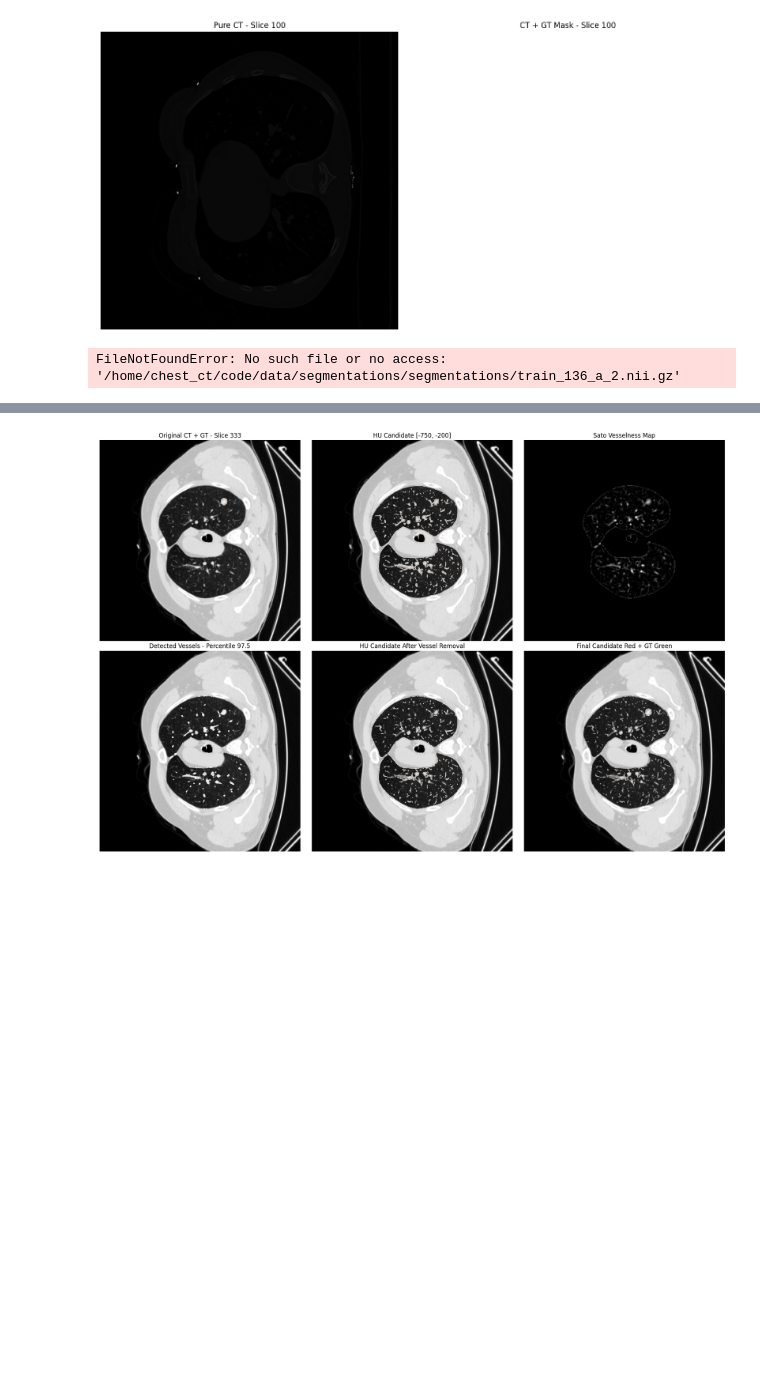
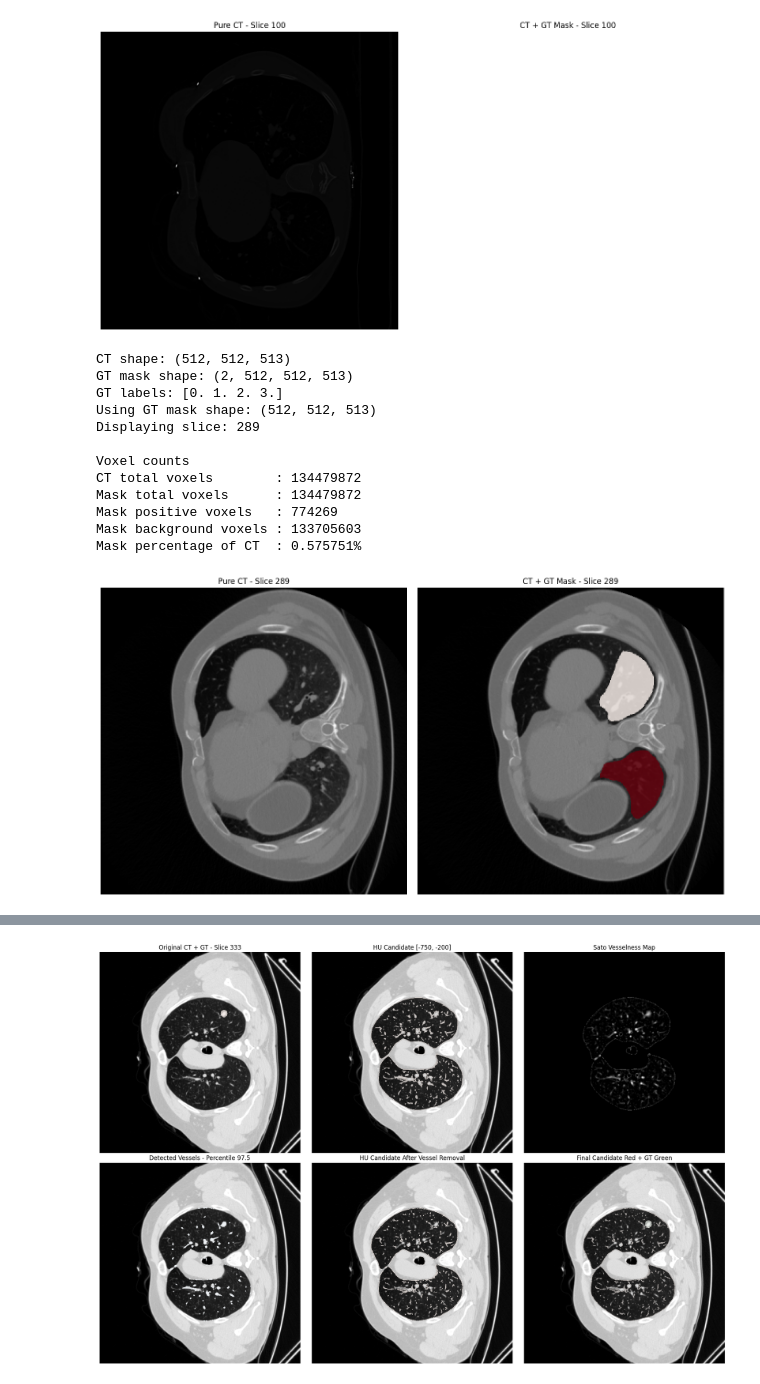
Before and after one commit to ckekula/fyp-3d-ct, a Jupyter notebook: image-processing/pipeline.ipynb, the cells around one changed output, grey strips where cells are left out. Cells and saved outputs as stored; diff of their text form; code cells hidden in the pictures; blank space fills up the shorter version.

Commit message:
dataset update

```diff
--- a/image-processing/pipeline.ipynb
+++ b/image-processing/pipeline.ipynb
@@ -53,9 +53,9 @@ import matplotlib.pyplot as plt
 # Load NIfTI files
 # -----------------------------
 
-volume_path = r"/home/chest_ct/code/data/data_volumes/dataset/train_fixed/train_136_a_2.nii.gz"
+volume_path = r"/home/chest_ct/code/data/data_volumes/dataset/train_fixed/train_2250_a_2.nii.gz"
 
-mask_path = r"/home/chest_ct/code/data/segmentations/segmentations/train_136_a_2.nii.gz"
+mask_path = r"/home/chest_ct/code/data/segmentations/segmentations/train_2250_a_2.nii.gz"
 
 
 ct = nib.load(volume_path).get_fdata()
@@ -123,31 +123,43 @@ axes[0].imshow(
 
 axes[0].set_title(f"Pure CT - Slice {slice_idx}")
 axes[0].axis("off")
 
 
 # CT + GT mask overlay
 axes[1].imshow(
     ct[:, :, slice_idx],
     cmap="gray"
 )
 
 seg = gt_mask[:, :, slice_idx]
 
 axes[1].imshow(
     np.ma.masked_where(
         seg <= 0,
         seg
     ),
     cmap="Reds",
     alpha=0.8,
     interpolation="none"
 )
 
 axes[1].set_title(f"CT + GT Mask - Slice {slice_idx}")
 axes[1].axis("off")
 
 
 plt.tight_layout()
 plt.show()
 # %% [output]
-FileNotFoundError: No such file or no access: '/home/chest_ct/code/data/segmentations/segmentations/train_136_a_2.nii.gz'
+CT shape: (512, 512, 513)
+GT mask shape: (2, 512, 512, 513)
+GT labels: [0. 1. 2. 3.]
+Using GT mask shape: (512, 512, 513)
+Displaying slice: 289
+
+Voxel counts
+CT total voxels        : 134479872
+Mask total voxels      : 134479872
+Mask positive voxels   : 774269
+Mask background voxels : 133705603
+Mask percentage of CT  : 0.575751%
+[figure, added]
```
Also changed, not shown: parts of 7 cells of this notebook, 2 other files.
